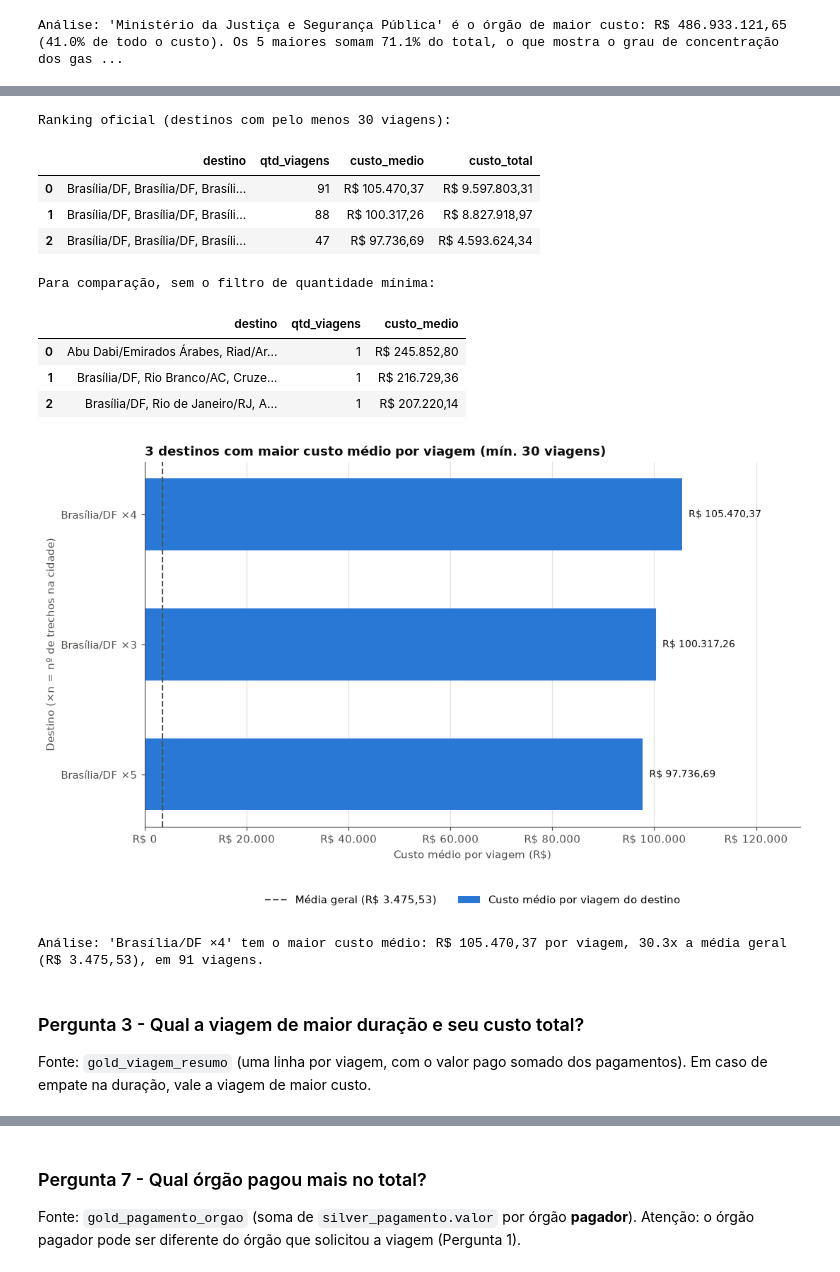
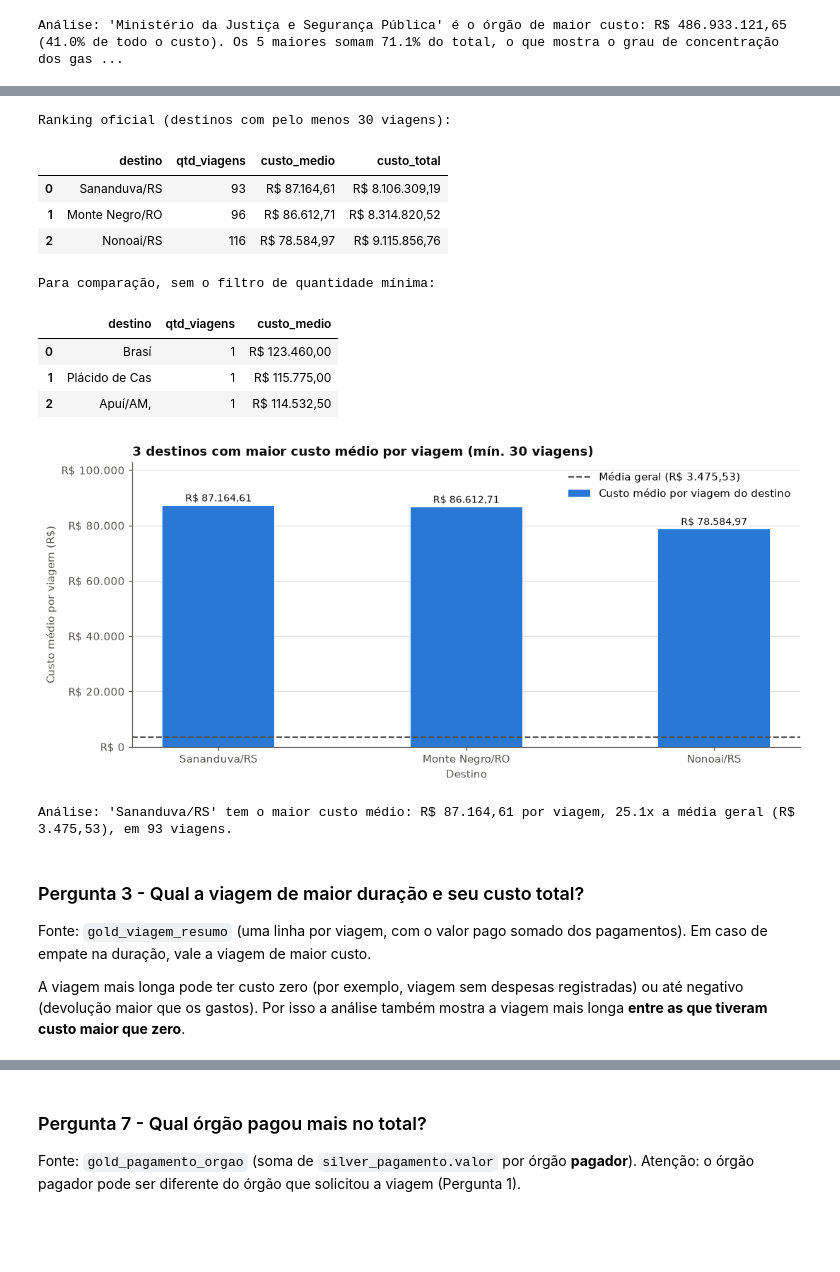
Before and after one commit to paulotavaresanalytics/Projeto-Avaliativo-Modulo1-Paulo-Gomes, a Jupyter notebook: 3_analise.ipynb, the cells around one changed output, grey strips where cells are left out. Drawn from its saved outputs; the diff is of its cells as text; code cells hidden in the pictures; blank space fills up the shorter version.

Commit message:
Corrige destinos e complementa respostas 3 e 7

```diff
--- a/3_analise.ipynb
+++ b/3_analise.ipynb
@@ -565,10 +597,11 @@ para ficar claro o efeito da regra.
 # %%
 MIN_VIAGENS = 30
+FILTRO_SIGILO = "destino NOT LIKE '%sigilo%'"
 
 SQL_PERGUNTA_2 = f"""
     SELECT destino, qtd_viagens, custo_medio, custo_total
     FROM gold_destino_custo
-    WHERE qtd_viagens >= {MIN_VIAGENS}
+    WHERE qtd_viagens >= {MIN_VIAGENS} AND {FILTRO_SIGILO}
     ORDER BY custo_medio DESC
     LIMIT 3
 """
@@ -577,9 +610,10 @@ assert not p2.empty, "Nenhum destino atingiu MIN_VIAGENS: reduza o valor."
 print(f"Ranking oficial (destinos com pelo menos {MIN_VIAGENS} viagens):")
 mostrar(p2, ["custo_medio", "custo_total"], ["qtd_viagens"])
 
-sem_filtro = consultar("""
+sem_filtro = consultar(f"""
     SELECT destino, qtd_viagens, custo_medio
     FROM gold_destino_custo
+    WHERE {FILTRO_SIGILO}
     ORDER BY custo_medio DESC
     LIMIT 3
 """)
@@ -588,78 +622,67 @@ mostrar(sem_filtro, ["custo_medio"], ["qtd_viagens"])
 # %% [output]
 Ranking oficial (destinos com pelo menos 30 viagens):
 |  | destino | qtd_viagens | custo_medio | custo_total |
-| 0 | Brasília/DF, Brasília/DF, Brasíli... | 91 | R$ 105.470,37 | R$ 9.597.803,31 |
-| 1 | Brasília/DF, Brasília/DF, Brasíli... | 88 | R$ 100.317,26 | R$ 8.827.918,97 |
-| 2 | Brasília/DF, Brasília/DF, Brasíli... | 47 | R$ 97.736,69 | R$ 4.593.624,34 |
+| 0 | Sananduva/RS | 93 | R$ 87.164,61 | R$ 8.106.309,19 |
+| 1 | Monte Negro/RO | 96 | R$ 86.612,71 | R$ 8.314.820,52 |
+| 2 | Nonoai/RS | 116 | R$ 78.584,97 | R$ 9.115.856,76 |
 Para comparação, sem o filtro de quantidade mínima:
 |  | destino | qtd_viagens | custo_medio |
-| 0 | Abu Dabi/Emirados Árabes, Riad/Ar... | 1 | R$ 245.852,80 |
-| 1 | Brasília/DF, Rio Branco/AC, Cruze... | 1 | R$ 216.729,36 |
-| 2 | Brasília/DF, Rio de Janeiro/RJ, A... | 1 | R$ 207.220,14 |
+| 0 | Brasí | 1 | R$ 123.460,00 |
+| 1 | Plácido de Cas | 1 | R$ 115.775,00 |
+| 2 | Apuí/AM, | 1 | R$ 114.532,50 |
 # %%
-import textwrap
-
 custo_medio_geral = valor_unico(
     "SELECT AVG(valor_total) AS v FROM silver_viagem"
 )
 
-def rotulo_compacto(destino):
-    """'Brasília/DF, Brasília/DF, Brasília/DF' -> 'Brasília/DF ×3'."""
-    contagem = {}
-    for cidade in str(destino).split(", "):
-        contagem[cidade] = contagem.get(cidade, 0) + 1
-    return ", ".join(f"{c} ×{n}" if n > 1 else c for c, n in contagem.items())
-
-rotulos = [textwrap.fill(rotulo_compacto(d), width=38) for d in p2["destino"]]
+fig, eixo = plt.subplots(figsize=(10, 4.6))
 posicoes = list(range(len(p2)))
-
-fig, eixo = plt.subplots(figsize=(10, 1.5 * len(p2) + 1.8))
-barras = eixo.barh(posicoes, p2["custo_medio"], height=0.55, color=COR_PRINCIPAL,
-                   label="Custo médio por viagem do destino")
-eixo.set_yticks(posicoes)
-eixo.set_yticklabels(rotulos)
-eixo.invert_yaxis()
-
-eixo.axvline(custo_medio_geral, color=COR_TEXTO_SUAVE, linestyle="--",
+barras = eixo.bar(posicoes, p2["custo_medio"], width=0.45,
+                  color=COR_PRINCIPAL,
+                  label="Custo médio por viagem do destino")
+eixo.set_xticks(posicoes)
+eixo.set_xticklabels([abreviar(d, 30) for d in p2["destino"]])
+eixo.axhline(custo_medio_geral, color=COR_TEXTO_SUAVE, linestyle="--",
              linewidth=1.4, label=f"Média geral ({moeda(custo_medio_geral)})")
 eixo.set_title("3 destinos com maior custo médio por viagem "
                f"(mín. {MIN_VIAGENS} viagens)")
-eixo.set_xlabel("Custo médio por viagem (R$)")
-eixo.set_ylabel("Destino (×n = nº de trechos na cidade)")
-eixo.xaxis.set_major_formatter(lambda v, _: moeda_eixo(v))
-eixo.xaxis.grid(True, color=COR_GRADE, linewidth=0.8)
+eixo.set_xlabel("Destino")
+eixo.set_ylabel("Custo médio por viagem (R$)")
+eixo.yaxis.set_major_formatter(lambda v, _: moeda_eixo(v))
+eixo.yaxis.grid(True, color=COR_GRADE, linewidth=0.8)
 eixo.set_axisbelow(True)
-
-limite = max(p2["custo_medio"].max(), custo_medio_geral) * 1.22
-eixo.set_xlim(0, limite)
-
+topo = max(p2["custo_medio"].max(), custo_medio_geral) * 1.18
+eixo.set_ylim(0, topo)
 for barra, valor in zip(barras, p2["custo_medio"]):
-    eixo.text(valor + limite * 0.01, barra.get_y() + barra.get_height() / 2,
-              moeda(valor), va="center", ha="left", color=COR_TEXTO, fontsize=9)
-
-eixo.legend(frameon=False, loc="upper center",
-            bbox_to_anchor=(0.5, -0.16), ncol=2)
+    eixo.text(barra.get_x() + barra.get_width() / 2, valor + topo * 0.015,
+              moeda(valor), ha="center", color=COR_TEXTO, fontsize=9,
+              zorder=5, bbox={"facecolor": "white", "edgecolor": "none",
+                              "pad": 1.5})
+eixo.legend(frameon=False, loc="upper right")
 fig.tight_layout()
 plt.show()
 
 lider = p2.iloc[0]
 insight = (
-    f"'{rotulo_compacto(lider['destino'])}' tem o maior custo médio: "
+    f"'{lider['destino']}' tem o maior custo médio: "
     f"{moeda(lider['custo_medio'])} por viagem, "
     f"{lider['custo_medio'] / custo_medio_geral:.1f}x a média geral "
     f"({moeda(custo_medio_geral)}), em "
     f"{inteiro(lider['qtd_viagens'])} viagens."
 )
 respostas["Pergunta 2"] = insight
 print("Análise:", insight)
 # %% [output]
-[figure, old version]
+[figure, new version]
-Análise: 'Brasília/DF ×4' tem o maior custo médio: R$ 105.470,37 por viagem, 30.3x a média geral (R$ 3.475,53), em 91 viagens.
+Análise: 'Sananduva/RS' tem o maior custo médio: R$ 87.164,61 por viagem, 25.1x a média geral (R$ 3.475,53), em 93 viagens.
 # %% [markdown]
 ### Pergunta 3 - Qual a viagem de maior duração e seu custo total?
 
 Fonte: `gold_viagem_resumo` (uma linha por viagem, com o valor pago somado dos pagamentos).
 Em caso de empate na duração, vale a viagem de maior custo.
+
+A viagem mais longa pode ter custo zero (por exemplo, viagem sem despesas registradas) ou até negativo (devolução maior que os gastos). Por isso a análise
+também mostra a viagem mais longa **entre as que tiveram custo maior que zero**.
 # %%
 SQL_PERGUNTA_3 = """
     SELECT id_viagem, orgao, destino, data_inicio, data_fim,
```
Also changed, not shown: parts of 9 cells of this notebook.
